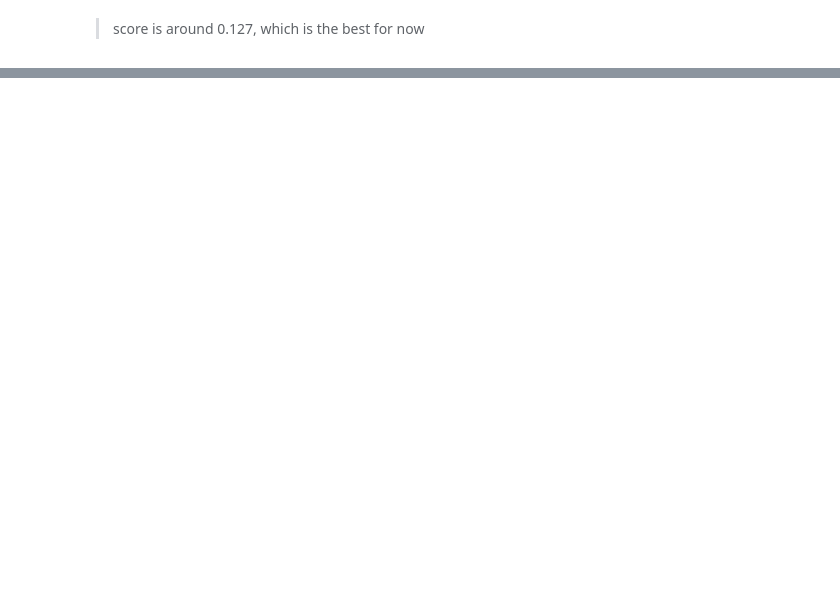
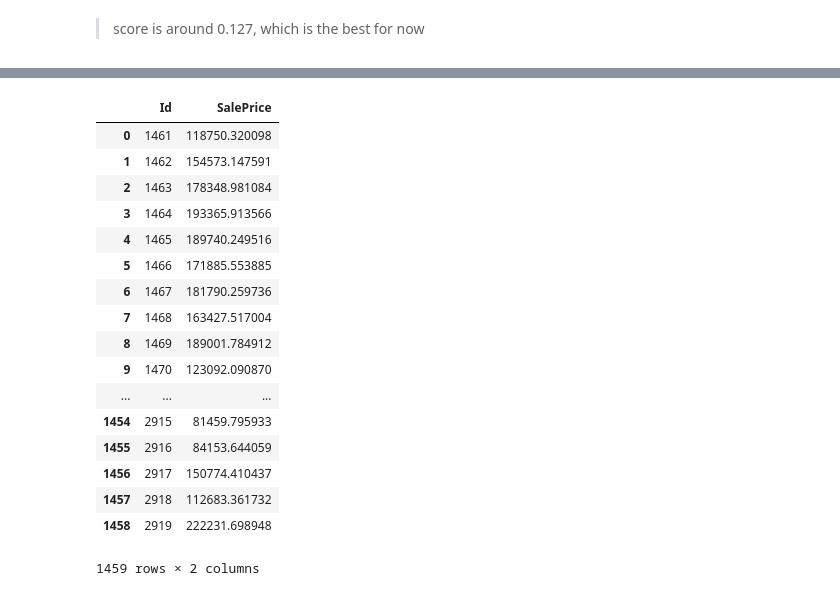
Before and after one commit to zcczhang/House_Price_Prediction_Model, a Jupyter notebook: House_Price_Prediction.ipynb, the cells around one changed output, grey strips where cells are left out. Drawn from its saved outputs; the diff is of its cells as text; code cells hidden in the pictures; blank space fills up the shorter version.

```diff
--- a/House_Price_Prediction.ipynb
+++ b/House_Price_Prediction.ipynb
@@ -273,0 +297,21 @@ submission_df.head(10)
+# %%
+submission_df
+# %% [output]
+|  | Id | SalePrice |
+| 0 | 1461 | 118750.320098 |
+| 1 | 1462 | 154573.147591 |
+| 2 | 1463 | 178348.981084 |
+| 3 | 1464 | 193365.913566 |
+| 4 | 1465 | 189740.249516 |
+| 5 | 1466 | 171885.553885 |
+| 6 | 1467 | 181790.259736 |
+| 7 | 1468 | 163427.517004 |
+| 8 | 1469 | 189001.784912 |
+| 9 | 1470 | 123092.090870 |
+| ... | ... | ... |
+| 1454 | 2915 | 81459.795933 |
+| 1455 | 2916 | 84153.644059 |
+| 1456 | 2917 | 150774.410437 |
+| 1457 | 2918 | 112683.361732 |
+| 1458 | 2919 | 222231.698948 |
+1459 rows × 2 columns
```
Also changed, not shown: parts of 6 cells of this notebook, 1 other file.
